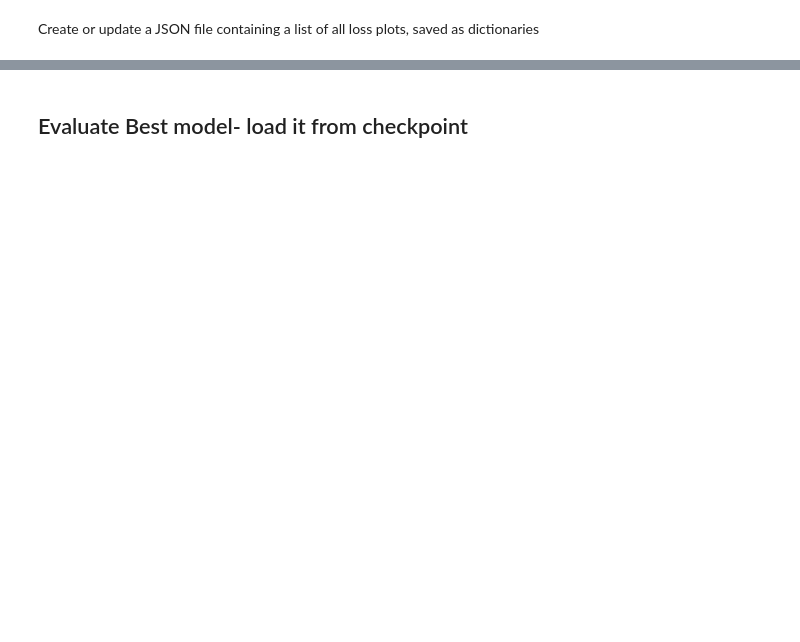
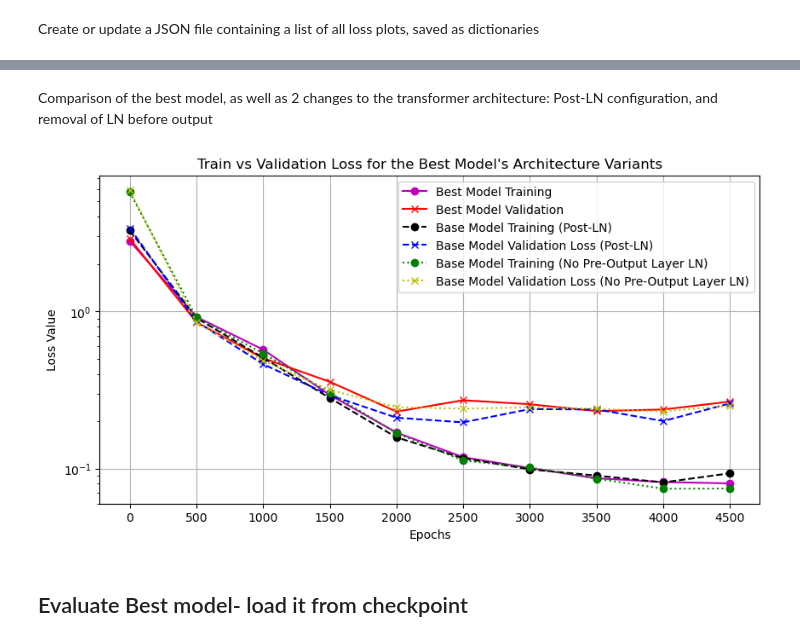
Before and after one commit to CPestano7/GPTDecoder, a Jupyter notebook: training.ipynb, the cells around one changed output, grey strips where cells are left out. Cells and saved outputs as stored; diff of their text form; code cells hidden in the pictures; blank space fills up the shorter version.

```diff
--- a/training.ipynb
+++ b/training.ipynb
@@ -287,3 +288,51 @@ else:
+# %% [markdown]
+Comparison of the best model, as well as 2 changes to the transformer architecture: Post-LN configuration, and removal of LN before output
+# %%
+# Original best model
+train_x0 = all_lists["model_14"]['train_dict'].keys()
+train_y0 = all_lists["model_14"]['train_dict'].values()
+val_x0 = all_lists["model_14"]['val_dict'].keys()
+val_y0 = all_lists["model_14"]['val_dict'].values()
+
+# Best model Post-LN Variant
+train_x1 = all_lists["model_15"]['train_dict'].keys()
+train_y1 = all_lists["model_15"]['train_dict'].values()
+val_x1 = all_lists["model_15"]['val_dict'].keys()
+val_y1 = all_lists["model_15"]['val_dict'].values()
+
+# Best model no pre-output layer LN
+train_x2 = all_lists["model_16"]['train_dict'].keys()
+train_y2 = all_lists["model_16"]['train_dict'].values()
+val_x2 = all_lists["model_16"]['val_dict'].keys()
+val_y2 = all_lists["model_16"]['val_dict'].values()
+
+
+plt.figure(figsize=(10, 5))
+plt.plot(train_x0, train_y0, marker='o', linestyle='-', color='m', label= 'Best Model Training')
+plt.plot(val_x0, val_y0, marker='x', linestyle='-', color='r', label = 'Best Model Validation')
+plt.plot(train_x1, train_y1, marker='o', linestyle='--', color='k', label= 'Base Model Training (Post-LN)')
+plt.plot(val_x1, val_y1, marker='x', linestyle='--', color='b', label = 'Base Model Validation Loss (Post-LN)')
+plt.plot(train_x2, train_y2, marker='o', linestyle=':', color='g', label= 'Base Model Training (No Pre-Output Layer LN)')
+plt.plot(val_x2, val_y2, marker='x', linestyle=':', color='y', label = 'Base Model Validation Loss (No Pre-Output Layer LN)')
+
+# Add titles and labels
+#title = 'Train vs Validation Loss for the Original Model and  Model ' + target_model.replace("model_", "")
+title = "Train vs Validation Loss for the Best Model's Architecture Variants"
+plt.title(title)
+plt.xlabel('Epochs')
+plt.ylabel('Loss Value')
+#plt.ylim(bottom=0)
+
+# Set y-axis to log scale so its easier to see the differences in lines
+plt.yscale('log')
+
+plt.legend()
+
+# Show the plot
+plt.grid(True)
+plt.show()
+# %% [output]
+[figure, added]
 # %% [markdown]
 ## Evaluate Best model- load it from checkpoint
 # %%
```
Also changed, not shown: parts of 11 cells of this notebook, 1 other file.
